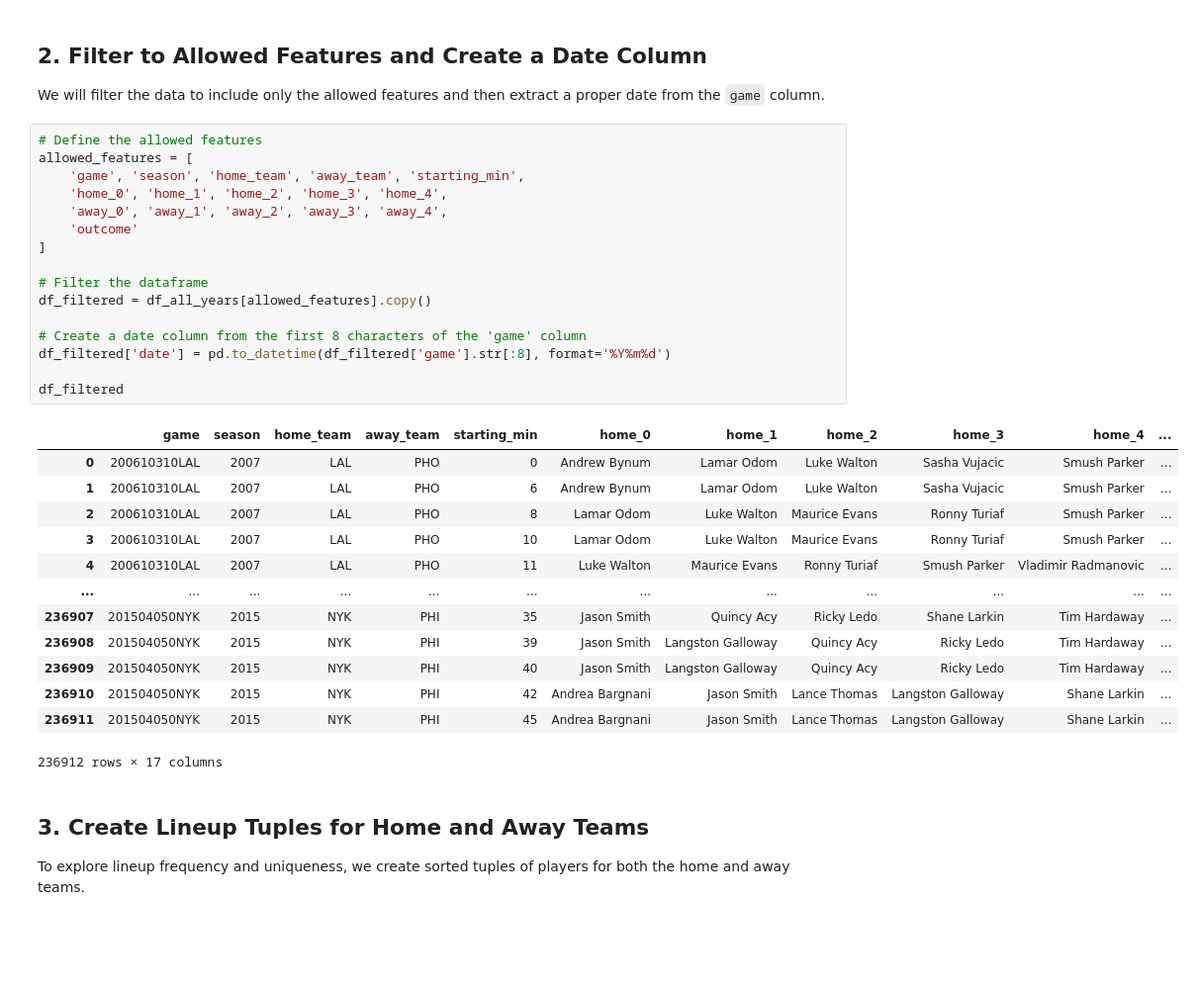
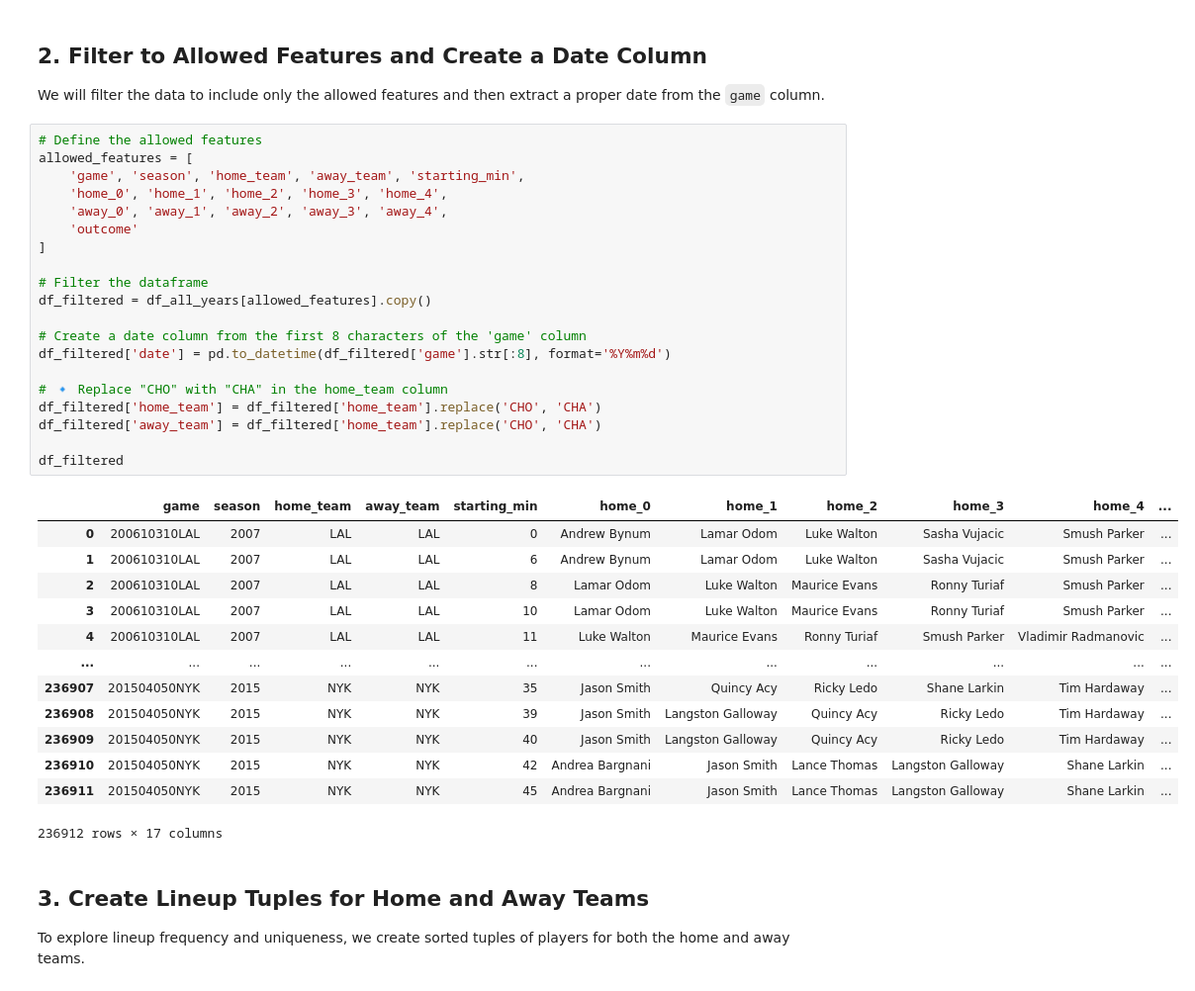
Before and after one commit to rrishabsingh02/ML-NBALineupPrediction, a Jupyter notebook: notebooks/data-analysis-rishab.ipynb, the cells around one changed output. Shown at 99% size. Saved outputs shown, nothing was run; the diff lists cells and outputs as text; blank space fills up the shorter version.

```diff
--- a/notebooks/data-analysis-rishab.ipynb
+++ b/notebooks/data-analysis-rishab.ipynb
@@ -74,32 +73,36 @@ We will filter the data to include only the allowed features and then extract a
 # %%
 # Define the allowed features
 allowed_features = [
     'game', 'season', 'home_team', 'away_team', 'starting_min',
     'home_0', 'home_1', 'home_2', 'home_3', 'home_4',
     'away_0', 'away_1', 'away_2', 'away_3', 'away_4',
     'outcome'
 ]
 
 # Filter the dataframe
 df_filtered = df_all_years[allowed_features].copy()
 
 # Create a date column from the first 8 characters of the 'game' column
 df_filtered['date'] = pd.to_datetime(df_filtered['game'].str[:8], format='%Y%m%d')
 
+# 🔹 Replace "CHO" with "CHA" in the home_team column
+df_filtered['home_team'] = df_filtered['home_team'].replace('CHO', 'CHA')
+df_filtered['away_team'] = df_filtered['home_team'].replace('CHO', 'CHA')
+
 df_filtered
 # %% [output]
 |  | game | season | home_team | away_team | starting_min | home_0 | home_1 | home_2 | home_3 | home_4 | ... |
-| 0 | 200610310LAL | 2007 | LAL | PHO | 0 | Andrew Bynum | Lamar Odom | Luke Walton | Sasha Vujacic | Smush Parker | ... |
-| 1 | 200610310LAL | 2007 | LAL | PHO | 6 | Andrew Bynum | Lamar Odom | Luke Walton | Sasha Vujacic | Smush Parker | ... |
-| 2 | 200610310LAL | 2007 | LAL | PHO | 8 | Lamar Odom | Luke Walton | Maurice Evans | Ronny Turiaf | Smush Parker | ... |
-| 3 | 200610310LAL | 2007 | LAL | PHO | 10 | Lamar Odom | Luke Walton | Maurice Evans | Ronny Turiaf | Smush Parker | ... |
-| 4 | 200610310LAL | 2007 | LAL | PHO | 11 | Luke Walton | Maurice Evans | Ronny Turiaf | Smush Parker | Vladimir Radmanovic | ... |
+| 0 | 200610310LAL | 2007 | LAL | LAL | 0 | Andrew Bynum | Lamar Odom | Luke Walton | Sasha Vujacic | Smush Parker | ... |
+| 1 | 200610310LAL | 2007 | LAL | LAL | 6 | Andrew Bynum | Lamar Odom | Luke Walton | Sasha Vujacic | Smush Parker | ... |
+| 2 | 200610310LAL | 2007 | LAL | LAL | 8 | Lamar Odom | Luke Walton | Maurice Evans | Ronny Turiaf | Smush Parker | ... |
+| 3 | 200610310LAL | 2007 | LAL | LAL | 10 | Lamar Odom | Luke Walton | Maurice Evans | Ronny Turiaf | Smush Parker | ... |
+| 4 | 200610310LAL | 2007 | LAL | LAL | 11 | Luke Walton | Maurice Evans | Ronny Turiaf | Smush Parker | Vladimir Radmanovic | ... |
 | ... | ... | ... | ... | ... | ... | ... | ... | ... | ... | ... | ... |
-| 236907 | 201504050NYK | 2015 | NYK | PHI | 35 | Jason Smith | Quincy Acy | Ricky Ledo | Shane Larkin | Tim Hardaway | ... |
-| 236908 | 201504050NYK | 2015 | NYK | PHI | 39 | Jason Smith | Langston Galloway | Quincy Acy | Ricky Ledo | Tim Hardaway | ... |
-| 236909 | 201504050NYK | 2015 | NYK | PHI | 40 | Jason Smith | Langston Galloway | Quincy Acy | Ricky Ledo | Tim Hardaway | ... |
-| 236910 | 201504050NYK | 2015 | NYK | PHI | 42 | Andrea Bargnani | Jason Smith | Lance Thomas | Langston Galloway | Shane Larkin | ... |
-| 236911 | 201504050NYK | 2015 | NYK | PHI | 45 | Andrea Bargnani | Jason Smith | Lance Thomas | Langston Galloway | Shane Larkin | ... |
+| 236907 | 201504050NYK | 2015 | NYK | NYK | 35 | Jason Smith | Quincy Acy | Ricky Ledo | Shane Larkin | Tim Hardaway | ... |
+| 236908 | 201504050NYK | 2015 | NYK | NYK | 39 | Jason Smith | Langston Galloway | Quincy Acy | Ricky Ledo | Tim Hardaway | ... |
+| 236909 | 201504050NYK | 2015 | NYK | NYK | 40 | Jason Smith | Langston Galloway | Quincy Acy | Ricky Ledo | Tim Hardaway | ... |
+| 236910 | 201504050NYK | 2015 | NYK | NYK | 42 | Andrea Bargnani | Jason Smith | Lance Thomas | Langston Galloway | Shane Larkin | ... |
+| 236911 | 201504050NYK | 2015 | NYK | NYK | 45 | Andrea Bargnani | Jason Smith | Lance Thomas | Langston Galloway | Shane Larkin | ... |
 236912 rows × 17 columns
 # %% [markdown]
 ## 3. Create Lineup Tuples for Home and Away Teams
```
Also changed, not shown: parts of 47 cells of this notebook, 4 other files.
